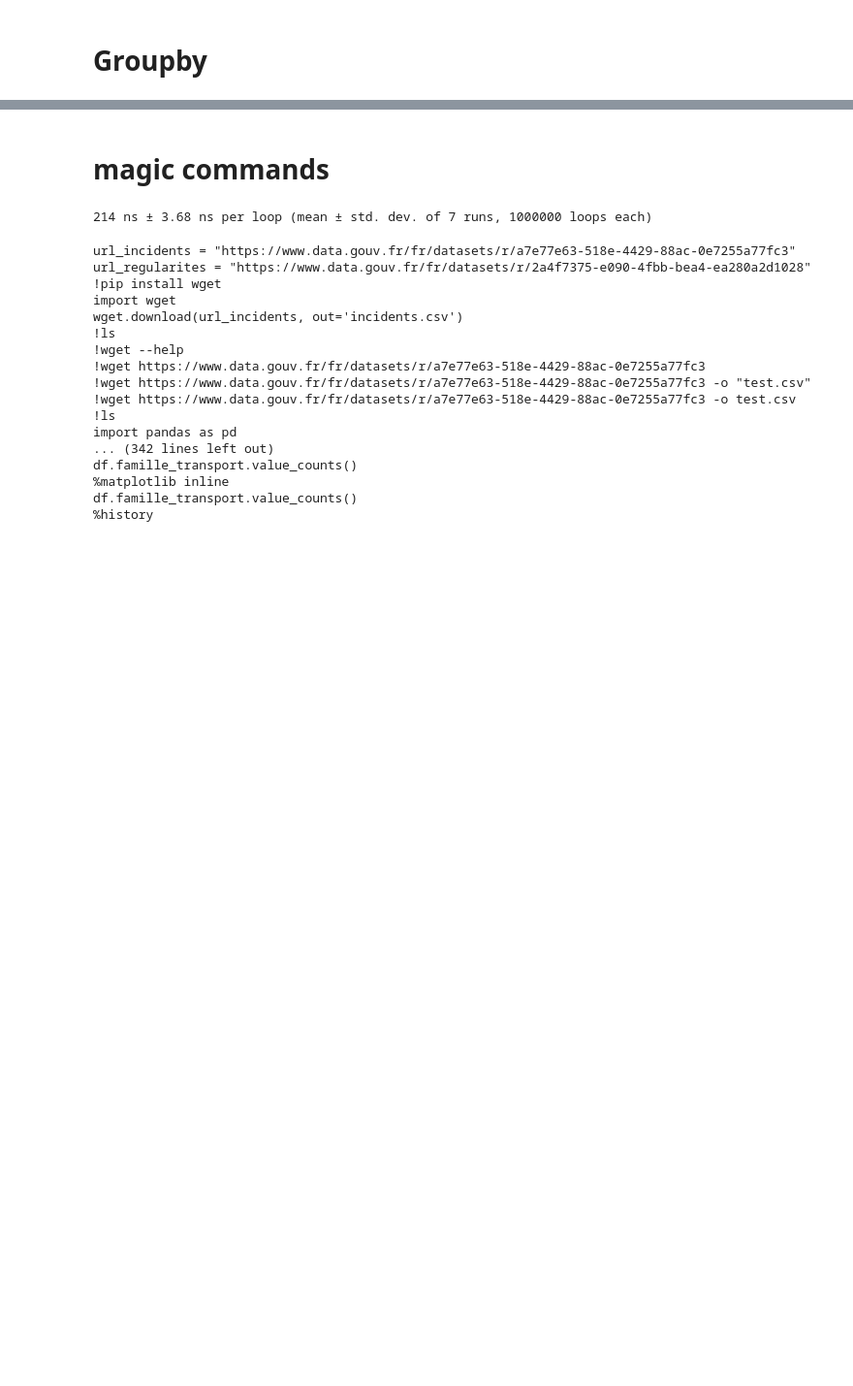
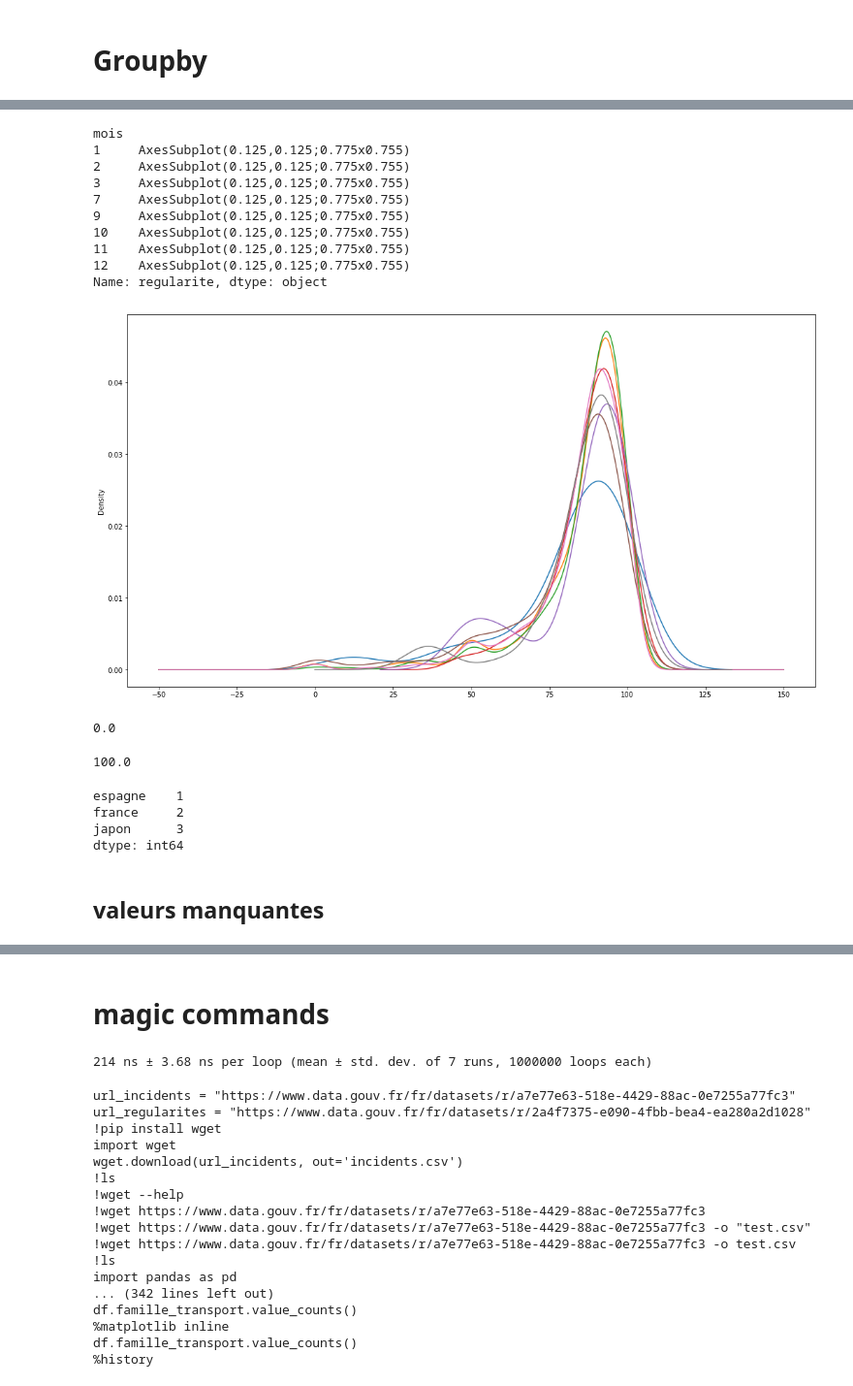
Before and after one commit to ClementRayer/test, a Jupyter notebook: td2_pandas_introduction.ipynb, the cells around one changed output, grey strips where cells are left out. Shown at 97% size. Cells and saved outputs as stored; diff of their text form; code cells hidden in the pictures; blank space fills up the shorter version.

```diff
--- a/td2_pandas_introduction.ipynb
+++ b/td2_pandas_introduction.ipynb
@@ -584,0 +990,2 @@ df2[df2["test"]==3]
+# %%
+df.famille_transport = df.famille_transport.str.upper()
@@ -584,0 +1318,31 @@ df2[df2["test"]==3]
+# %%
+df.groupby(["mois"]).regularite.plot(kind="density")
+# %% [output]
+mois
+1     AxesSubplot(0.125,0.125;0.775x0.755)
+2     AxesSubplot(0.125,0.125;0.775x0.755)
+3     AxesSubplot(0.125,0.125;0.775x0.755)
+7     AxesSubplot(0.125,0.125;0.775x0.755)
+9     AxesSubplot(0.125,0.125;0.775x0.755)
+10    AxesSubplot(0.125,0.125;0.775x0.755)
+11    AxesSubplot(0.125,0.125;0.775x0.755)
+12    AxesSubplot(0.125,0.125;0.775x0.755)
+Name: regularite, dtype: object
+[figure, added]
+# %%
+min(df.regularite)
+# %% [output]
+0.0
+# %%
+max(df.regularite)
+# %% [output]
+100.0
+# %%
+pd.Series.sort_values(pd.Series([2,3,1], index=["france","japon","espagne"]))
+# %% [output]
+espagne    1
+france     2
+japon      3
+dtype: int64
+# %% [markdown]
+## valeurs manquantes
```
Also changed, not shown: parts of 134 cells of this notebook.
